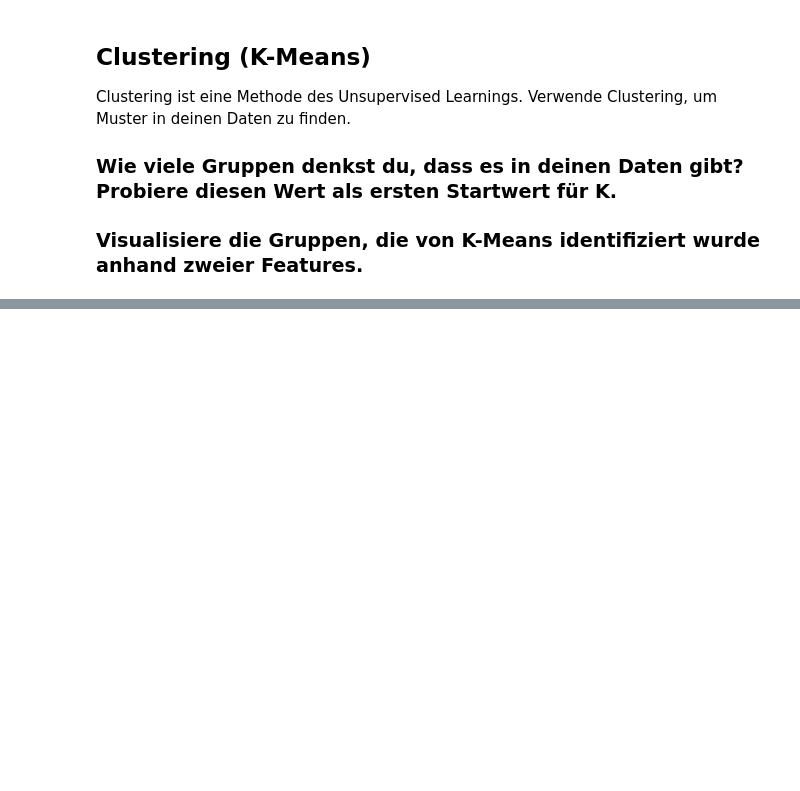
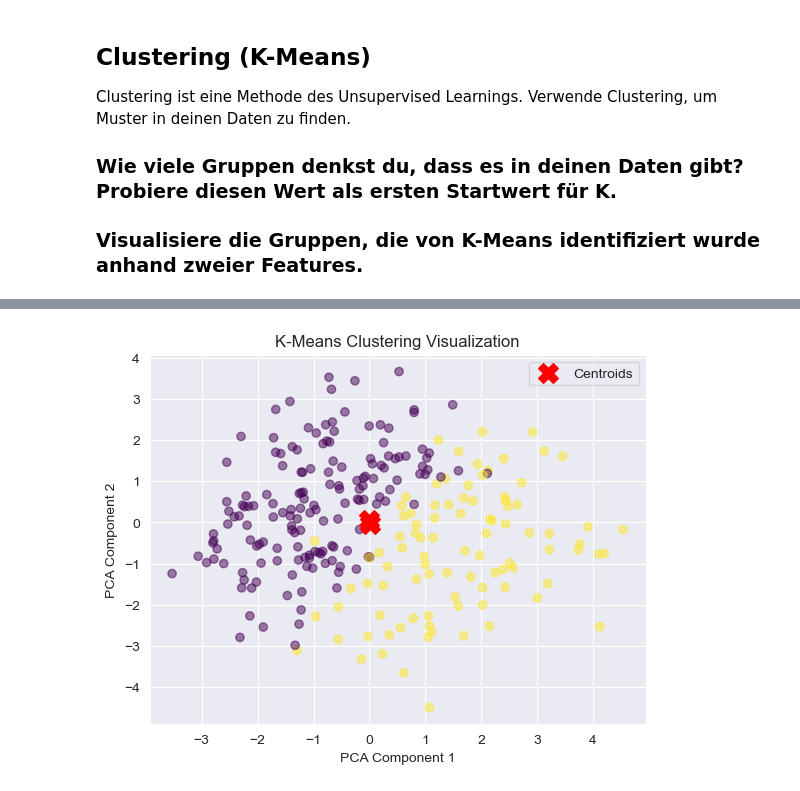
Before and after one commit to vschachl/MentalHealth, a Jupyter notebook: Main.ipynb, the cells around one changed output, grey strips where cells are left out. Cells and saved outputs as stored; diff of their text form; code cells hidden in the pictures; blank space fills up the shorter version.

```diff
--- a/Main.ipynb
+++ b/Main.ipynb
@@ -732,0 +828,13 @@ Clustering ist eine Methode des Unsupervised Learnings. Verwende Clustering, um
+# %%
+pca = PCA(n_components=2)
+X_pca = pca.fit_transform(X_test_scaled)
+
+plt.scatter(X_pca[:, 0], X_pca[:, 1], c=kmeans_labels, cmap='viridis', alpha=0.5)
+plt.scatter(kmeans.cluster_centers_[:, 0], kmeans.cluster_centers_[:, 1], s=200, marker='X', c='red', label='Centroids')
+plt.xlabel("PCA Component 1")
+plt.ylabel("PCA Component 2")
+plt.title("K-Means Clustering Visualization")
+plt.legend()
+plt.show()
+# %% [output]
+[figure, added]
```
Also changed, not shown: parts of 13 cells of this notebook.
